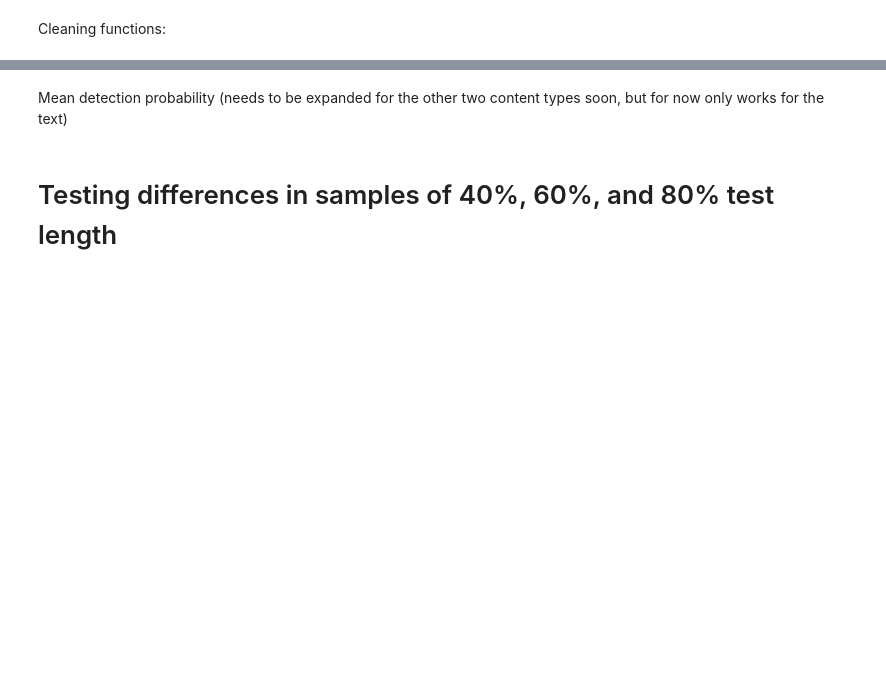
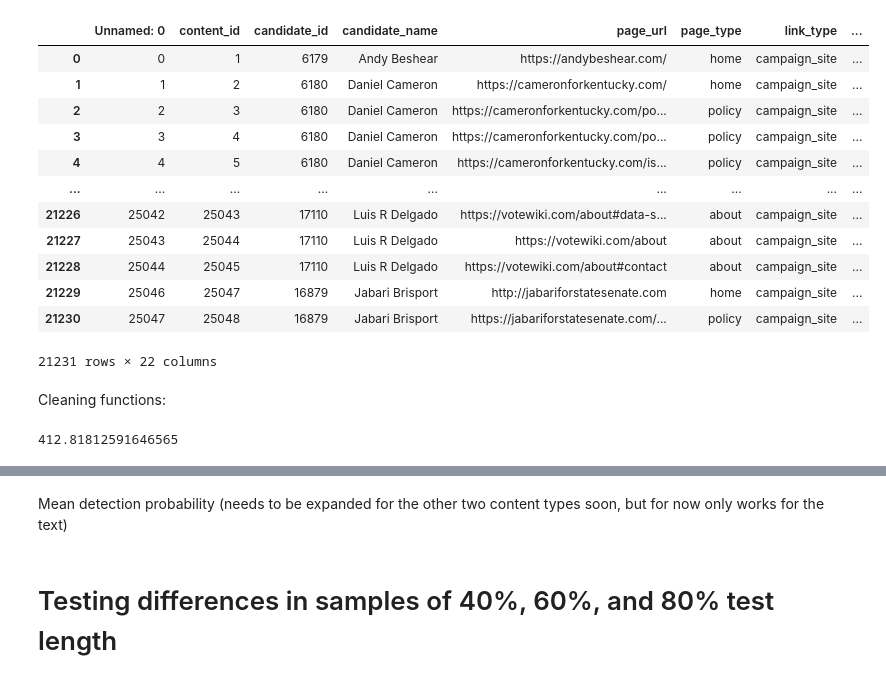
Before and after one commit to WeberLab-UW/campLinks, a Jupyter notebook: detection/calculate_magnitudes.ipynb, the cells around one changed output, grey strips where cells are left out. Cells and saved outputs as stored; diff of their text form; code cells hidden in the pictures; blank space fills up the shorter version.

```diff
--- a/detection/calculate_magnitudes.ipynb
+++ b/detection/calculate_magnitudes.ipynb
@@ -10,6 +10,23 @@ governor = pd.read_csv('text/results/governor_text_detection.csv')
 ag = pd.read_csv('text/results/ag_text_detection.csv')
 mayor = pd.read_csv('text/results/mayor_text_detection.csv')
 us_senate = pd.read_csv('text/results/us_senate_text_detection.csv')
+# %%
+campaign_text_done = pd.read_csv("/Users/agueorg/Desktop/WeberLab/campLinks/detection/campaign_site_text_detection_results.csv")
+campaign_text_done
+# %% [output]
+|  | Unnamed: 0 | content_id | candidate_id | candidate_name | page_url | page_type | link_type | ... |
+| 0 | 0 | 1 | 6179 | Andy Beshear | https://andybeshear.com/ | home | campaign_site | ... |
+| 1 | 1 | 2 | 6180 | Daniel Cameron | https://cameronforkentucky.com/ | home | campaign_site | ... |
+| 2 | 2 | 3 | 6180 | Daniel Cameron | https://cameronforkentucky.com/po... | policy | campaign_site | ... |
+| 3 | 3 | 4 | 6180 | Daniel Cameron | https://cameronforkentucky.com/po... | policy | campaign_site | ... |
+| 4 | 4 | 5 | 6180 | Daniel Cameron | https://cameronforkentucky.com/is... | policy | campaign_site | ... |
+| ... | ... | ... | ... | ... | ... | ... | ... | ... |
+| 21226 | 25042 | 25043 | 17110 | Luis R Delgado | https://votewiki.com/about#data-s... | about | campaign_site | ... |
+| 21227 | 25043 | 25044 | 17110 | Luis R Delgado | https://votewiki.com/about | about | campaign_site | ... |
+| 21228 | 25044 | 25045 | 17110 | Luis R Delgado | https://votewiki.com/about#contact | about | campaign_site | ... |
+| 21229 | 25046 | 25047 | 16879 | Jabari Brisport | http://jabariforstatesenate.com | home | campaign_site | ... |
+| 21230 | 25047 | 25048 | 16879 | Jabari Brisport | https://jabariforstatesenate.com/... | policy | campaign_site | ... |
+21231 rows × 22 columns
 # %% [markdown]
 Cleaning functions:
 # %%
@@ -25,0 +46,4 @@ def add_token_length(df):
+# %%
+np.mean(camp_sites_tokens["token_length"])
+# %% [output]
+412.81812591646565
```
Also changed, not shown: parts of 3 cells of this notebook, 40 other files.
